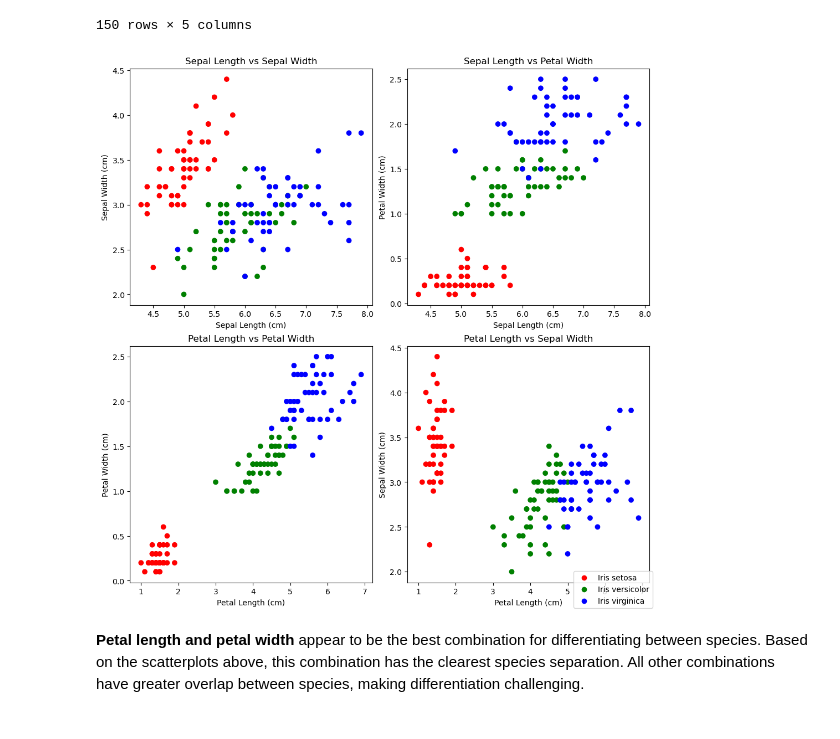
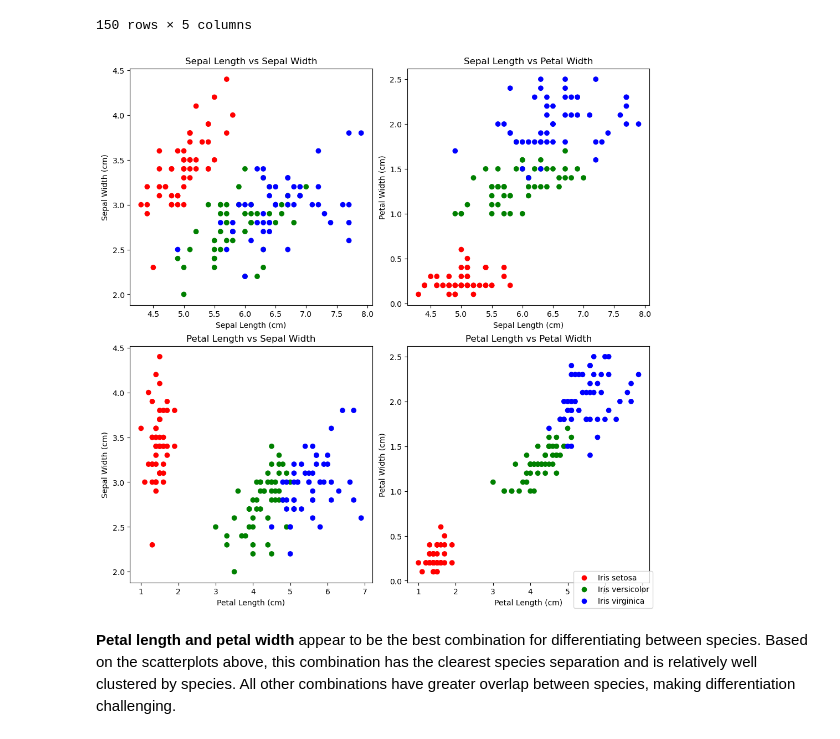
Before and after one commit to jnwangg/qbio_490_justinwang, a Jupyter notebook: week9_python/Intro_to_Python.ipynb, the cells around one changed output. Drawn from its saved outputs; the diff is of its cells as text; code cells hidden in the pictures.

Commit message:
Reorganize figure

```diff
--- a/week9_python/Intro_to_Python.ipynb
+++ b/week9_python/Intro_to_Python.ipynb
@@ -942,33 +946,33 @@ iris_df
 # %%
 # Create a single figure with 4 scatterplots comparing all four combinations of length and width.
 fig, axs = plt.subplots(2, 2, figsize=(10, 10), constrained_layout=True)
 
 # Color the points based on their species.
 color_map = {0: 'red', 1: 'green', 2: 'blue'}
 
 # Sepal length vs sepal width.
 axs[0, 0].scatter(iris_df['sepal length (cm)'], iris_df['sepal width (cm)'], c=iris_df['species'].map(color_map))
 axs[0, 0].set(title = 'Sepal Length vs Sepal Width', xlabel = 'Sepal Length (cm)', ylabel= 'Sepal Width (cm)')
 
 # Sepal length vs petal length.
 axs[0, 1].scatter(iris_df['sepal length (cm)'], iris_df['petal width (cm)'], c=iris_df['species'].map(color_map))
 axs[0, 1].set(title = 'Sepal Length vs Petal Width', xlabel = 'Sepal Length (cm)', ylabel= 'Petal Width (cm)')
 
+# Petal length vs petal width.
+axs[1, 0].scatter(iris_df['petal length (cm)'], iris_df['sepal width (cm)'], c=iris_df['species'].map(color_map))
+axs[1, 0].set(title = 'Petal Length vs Sepal Width', xlabel = 'Petal Length (cm)', ylabel= 'Sepal Width (cm)')
+
 # Petal width vs sepal width.
-axs[1, 0].scatter(iris_df['petal length (cm)'], iris_df['petal width (cm)'], c=iris_df['species'].map(color_map))
-axs[1, 0].set(title = 'Petal Length vs Petal Width', xlabel = 'Petal Length (cm)', ylabel= 'Petal Width (cm)')
-
-# Petal length vs petal width.
-axs[1, 1].scatter(iris_df['petal length (cm)'], iris_df['sepal width (cm)'], c=iris_df['species'].map(color_map))
-axs[1, 1].set(title = 'Petal Length vs Sepal Width', xlabel = 'Petal Length (cm)', ylabel= 'Sepal Width (cm)')
+axs[1, 1].scatter(iris_df['petal length (cm)'], iris_df['petal width (cm)'], c=iris_df['species'].map(color_map))
+axs[1, 1].set(title = 'Petal Length vs Petal Width', xlabel = 'Petal Length (cm)', ylabel= 'Petal Width (cm)')
 
 # Add title, axis labels, and legend.
 handles = [plt.Line2D([0], [0], marker='o', color='w', markerfacecolor=v, markersize=8) for v in color_map.values()]
 labels = ['Iris setosa', 'Iris versicolor', 'Iris virginica']
 fig.legend(handles, labels, loc='lower right')
 
 plt.show()
 # %% [output]
-[figure, old version]
+[figure, new version]
 # %% [markdown]
-**Petal length and petal width** appear to be the best combination for differentiating between species. Based on the scatterplots above, this combination has the clearest species separation. All other combinations have greater overlap between species, making differentiation challenging.
+**Petal length and petal width** appear to be the best combination for differentiating between species. Based on the scatterplots above, this combination has the clearest species separation and is relatively well clustered by species. All other combinations have greater overlap between species, making differentiation challenging.
```
Also changed, not shown: parts of 6 cells of this notebook.
